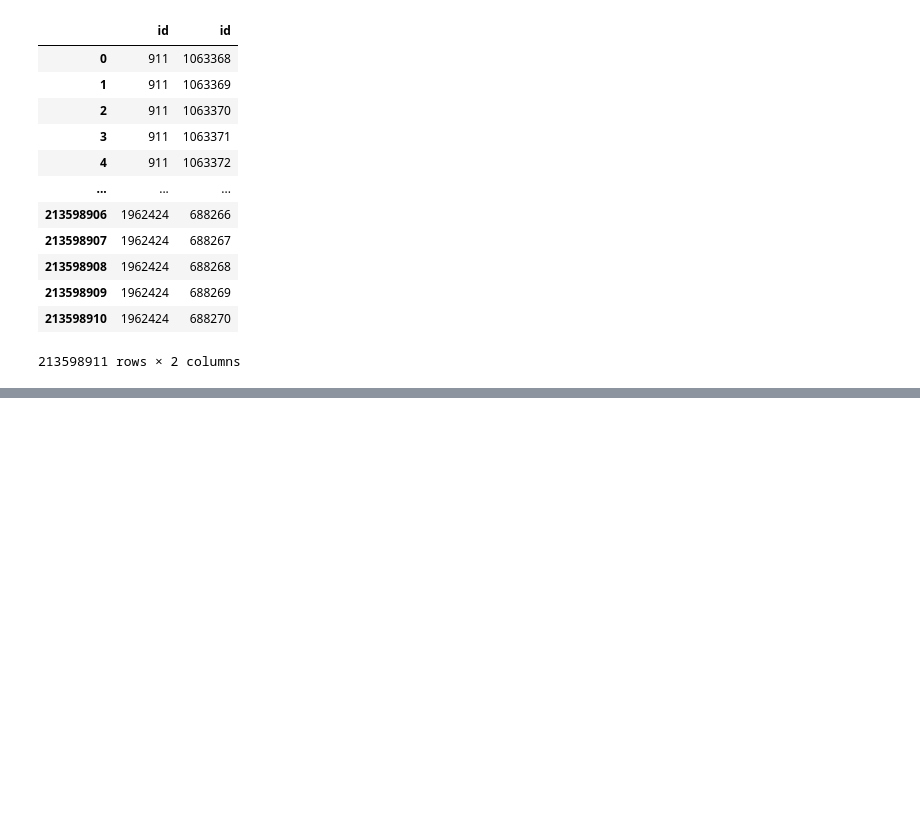
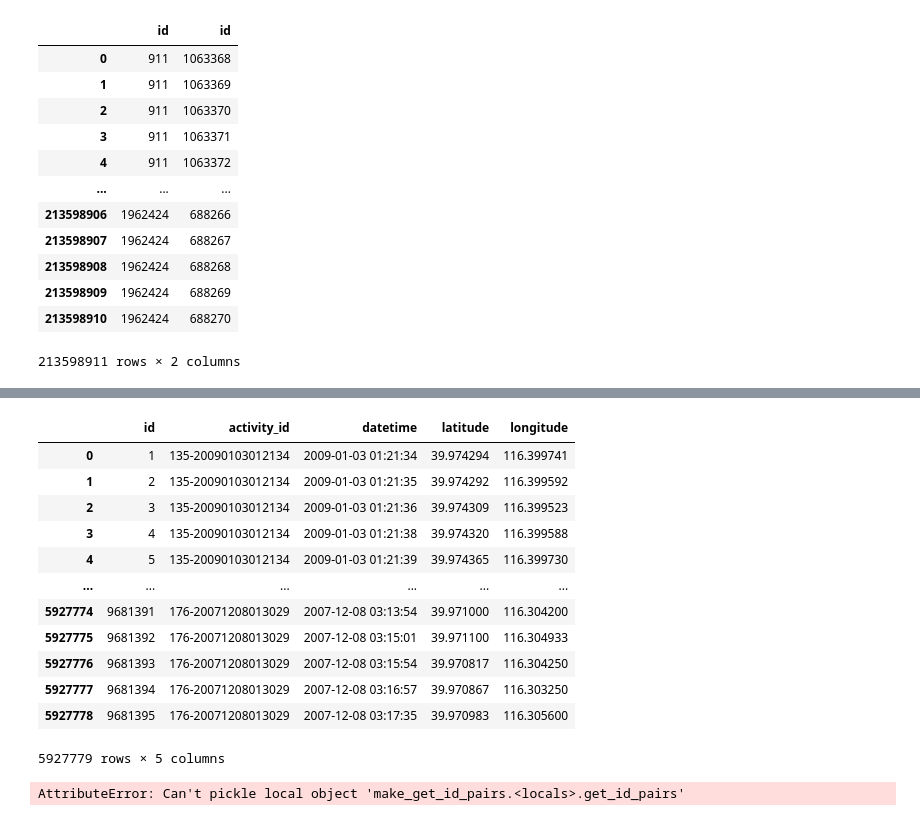
Before and after one commit to larwaa/large-distributed-data, a Jupyter notebook: src/test_notebook copy.ipynb, the cells around one changed output, grey strips where cells are left out. Saved outputs shown, nothing was run; the diff lists cells and outputs as text; code cells hidden in the pictures; blank space fills up the shorter version.

```diff
--- a/src/test_notebook copy.ipynb
+++ b/src/test_notebook copy.ipynb
@@ -535,0 +594,20 @@ Query Finished
+# %%
+track_points_of_interest = database.query(
+    """
+        SELECT id
+        FROM TrackPoints
+        WHERE activity_id IN (
+            SELECT a1.id AS id
+            FROM Activities a1
+            WHERE EXISTS (
+                SELECT 1
+                FROM Activities a2
+                WHERE a2.start_datetime <= a1.end_datetime + INTERVAL 30 SECOND
+                AND a2.end_datetime >= a1.start_datetime - INTERVAL 30 SECOND
+                AND a1.id < id
+                AND a1.user_Id < user_id
+            )
+        )
+        ORDER BY id;
+    """
+)
@@ -535,0 +634,16 @@ Query Finished
+# %%
+track_points_of_interest
+# %% [output]
+|  | id | activity_id | datetime | latitude | longitude |
+| 0 | 1 | 135-20090103012134 | 2009-01-03 01:21:34 | 39.974294 | 116.399741 |
+| 1 | 2 | 135-20090103012134 | 2009-01-03 01:21:35 | 39.974292 | 116.399592 |
+| 2 | 3 | 135-20090103012134 | 2009-01-03 01:21:36 | 39.974309 | 116.399523 |
+| 3 | 4 | 135-20090103012134 | 2009-01-03 01:21:38 | 39.974320 | 116.399588 |
+| 4 | 5 | 135-20090103012134 | 2009-01-03 01:21:39 | 39.974365 | 116.399730 |
+| ... | ... | ... | ... | ... | ... |
+| 5927774 | 9681391 | 176-20071208013029 | 2007-12-08 03:13:54 | 39.971000 | 116.304200 |
+| 5927775 | 9681392 | 176-20071208013029 | 2007-12-08 03:15:01 | 39.971100 | 116.304933 |
+| 5927776 | 9681393 | 176-20071208013029 | 2007-12-08 03:15:54 | 39.970817 | 116.304250 |
+| 5927777 | 9681394 | 176-20071208013029 | 2007-12-08 03:16:57 | 39.970867 | 116.303250 |
+| 5927778 | 9681395 | 176-20071208013029 | 2007-12-08 03:17:35 | 39.970983 | 116.305600 |
+5927779 rows × 5 columns
@@ -535,0 +666,4 @@ Query Finished
+# %%
+results = pool.map(get_id_pairs, batch_input)
+# %% [output]
+AttributeError: Can't pickle local object 'make_get_id_pairs.<locals>.get_id_pairs'
```
Also changed, not shown: parts of 13 cells of this notebook, 1 other file.
